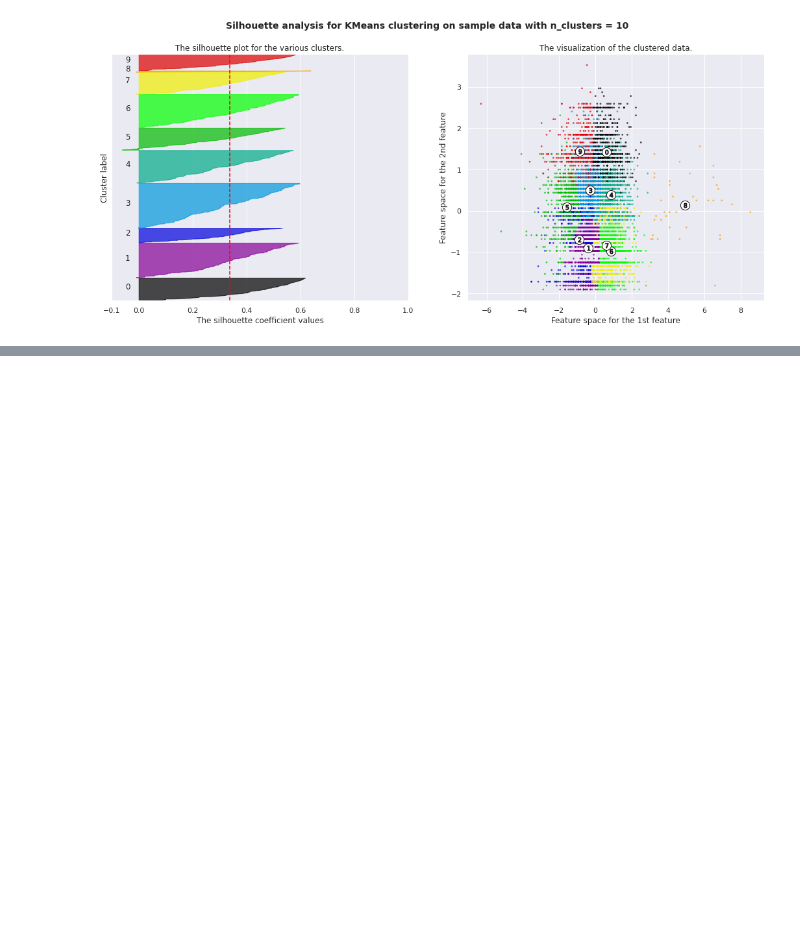
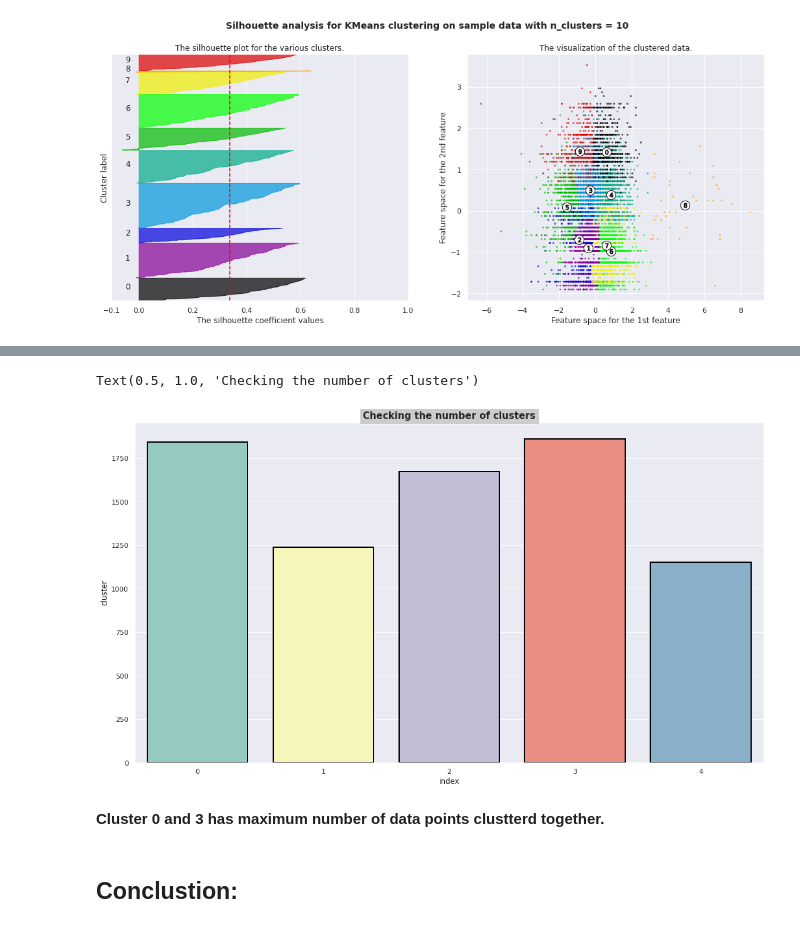
Before and after one commit to praveenbejo95/Netflix-Movies-and-TV-shows-Clustering, a Jupyter notebook: NETFLIX_MOVIES_AND_TV_SHOWS_CLUSTERING.ipynb, the cells around one changed output, grey strips where cells are left out. Drawn from its saved outputs; the diff is of its cells as text; code cells hidden in the pictures; blank space fills up the shorter version.

```diff
--- a/NETFLIX_MOVIES_AND_TV_SHOWS_CLUSTERING.ipynb
+++ b/NETFLIX_MOVIES_AND_TV_SHOWS_CLUSTERING.ipynb
@@ -1083,0 +1194,3 @@ For n_clusters = 10 The average silhouette_score is : 0.3377624727736268
+# %%
+#now creating a new feature name as cluster in which each row of content feature is assigned to their separate cluster
+netflix_df['cluster'] = Kmeans_clustersmodel.labels_
@@ -1083,0 +1207,3 @@ For n_clusters = 10 The average silhouette_score is : 0.3377624727736268
+# %%
+number_of_clusters=netflix_df['cluster'].value_counts().reset_index()
+number_of_clusters
@@ -1083,0 +1217,13 @@ For n_clusters = 10 The average silhouette_score is : 0.3377624727736268
+# %%
+#checking the number of clusters
+plt.figure(figsize=(18,10))
+sns.barplot(x=number_of_clusters['index'],y=number_of_clusters['cluster'],lw=2, ec='black',palette='Set3')
+plt.title('Checking the number of clusters', fontsize=15,fontweight='bold',
+          bbox={'facecolor':'0.8', 'pad':5},)
+# %% [output]
+Text(0.5, 1.0, 'Checking the number of clusters')
+[figure, added]
+# %% [markdown]
+**Cluster 0 and 3 has maximum number of data points clustterd together.**
+# %% [markdown]
+## **Conclustion:**
```
Also changed, not shown: parts of 26 cells of this notebook.
